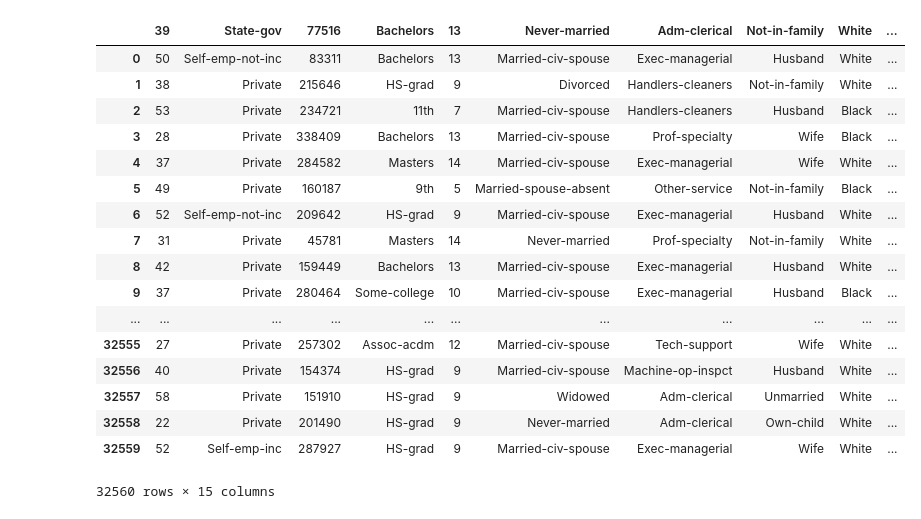
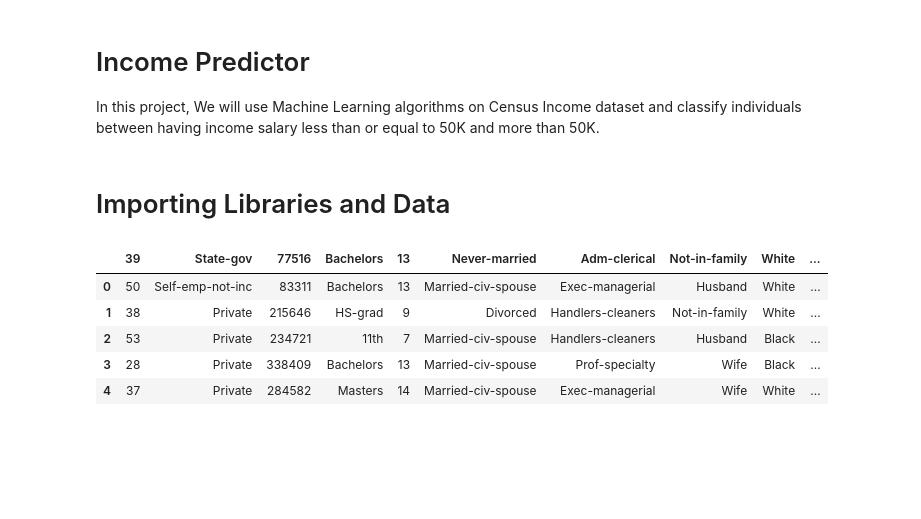
Before and after one commit to nisasohail/Project_US_Income, a Jupyter notebook: US_income.ipynb, the cells around one changed output. Saved outputs shown, nothing was run; the diff lists cells and outputs as text; code cells hidden in the pictures; blank space fills up the shorter version.

```diff
--- a/US_income.ipynb
+++ b/US_income.ipynb
@@ -1 +1,8 @@
+# %% [markdown]
+# Income Predictor
+
+
+In this project, We will use Machine Learning algorithms on Census Income dataset and classify individuals between having income salary less than or equal to 50K and more than 50K.
+# %% [markdown]
+# Importing Libraries and Data
 # %%
@@ -6,27 +20,15 @@ import re
 # %%
-
-training_csv_path = "Resources/adult-training.csv"
+# US Income data set path
+income_path = "Resources/income.csv"
 
 # Import the data into a Pandas DataFrame
-trainingdata = pd.read_csv(training_csv_path)
-trainingdata
+df = pd.read_csv(income_path)
+df.head()
 # %% [output]
 |  | 39 | State-gov | 77516 | Bachelors | 13 | Never-married | Adm-clerical | Not-in-family | White | ... |
 | 0 | 50 | Self-emp-not-inc | 83311 | Bachelors | 13 | Married-civ-spouse | Exec-managerial | Husband | White | ... |
 | 1 | 38 | Private | 215646 | HS-grad | 9 | Divorced | Handlers-cleaners | Not-in-family | White | ... |
 | 2 | 53 | Private | 234721 | 11th | 7 | Married-civ-spouse | Handlers-cleaners | Husband | Black | ... |
 | 3 | 28 | Private | 338409 | Bachelors | 13 | Married-civ-spouse | Prof-specialty | Wife | Black | ... |
 | 4 | 37 | Private | 284582 | Masters | 14 | Married-civ-spouse | Exec-managerial | Wife | White | ... |
-| 5 | 49 | Private | 160187 | 9th | 5 | Married-spouse-absent | Other-service | Not-in-family | Black | ... |
-| 6 | 52 | Self-emp-not-inc | 209642 | HS-grad | 9 | Married-civ-spouse | Exec-managerial | Husband | White | ... |
-| 7 | 31 | Private | 45781 | Masters | 14 | Never-married | Prof-specialty | Not-in-family | White | ... |
-| 8 | 42 | Private | 159449 | Bachelors | 13 | Married-civ-spouse | Exec-managerial | Husband | White | ... |
-| 9 | 37 | Private | 280464 | Some-college | 10 | Married-civ-spouse | Exec-managerial | Husband | Black | ... |
-| ... | ... | ... | ... | ... | ... | ... | ... | ... | ... | ... |
-| 32555 | 27 | Private | 257302 | Assoc-acdm | 12 | Married-civ-spouse | Tech-support | Wife | White | ... |
-| 32556 | 40 | Private | 154374 | HS-grad | 9 | Married-civ-spouse | Machine-op-inspct | Husband | White | ... |
-| 32557 | 58 | Private | 151910 | HS-grad | 9 | Widowed | Adm-clerical | Unmarried | White | ... |
-| 32558 | 22 | Private | 201490 | HS-grad | 9 | Never-married | Adm-clerical | Own-child | White | ... |
-| 32559 | 52 | Self-emp-inc | 287927 | HS-grad | 9 | Married-civ-spouse | Exec-managerial | Wife | White | ... |
-32560 rows × 15 columns
 # %%
```
Also changed, not shown: parts of 41 cells of this notebook, 2 other files.
